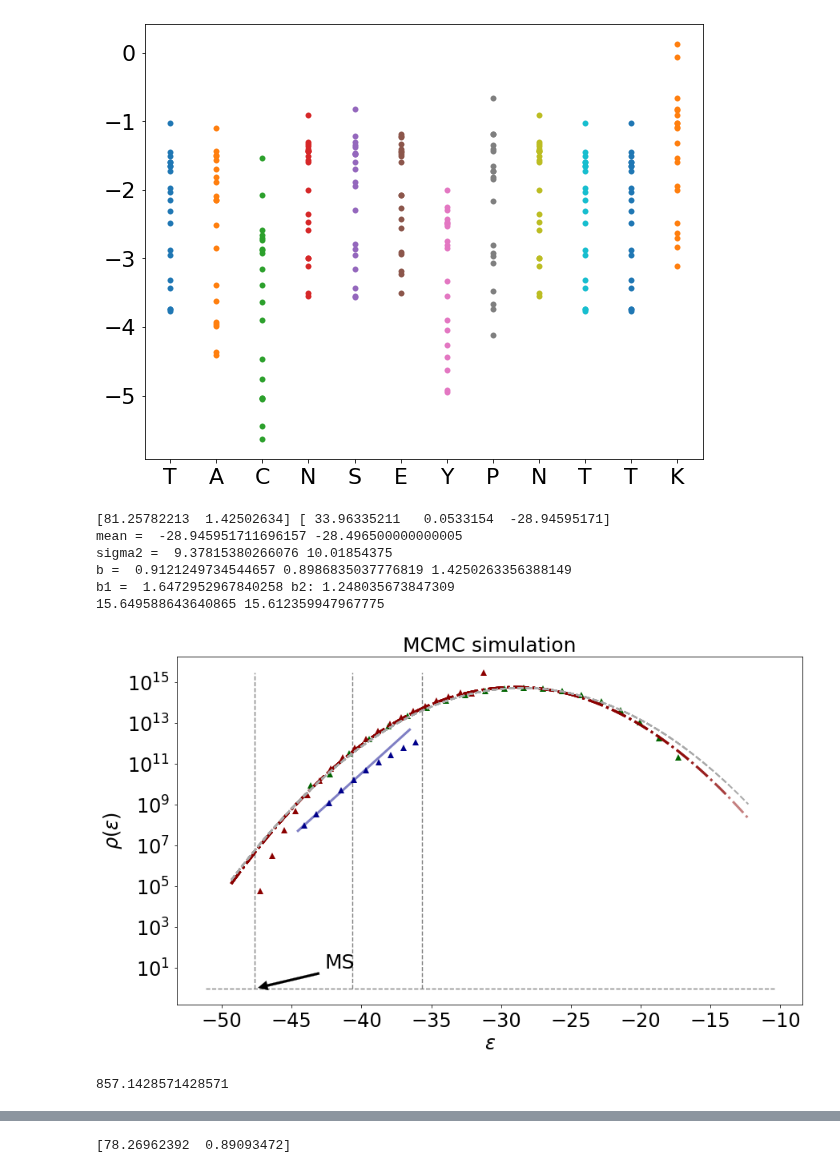
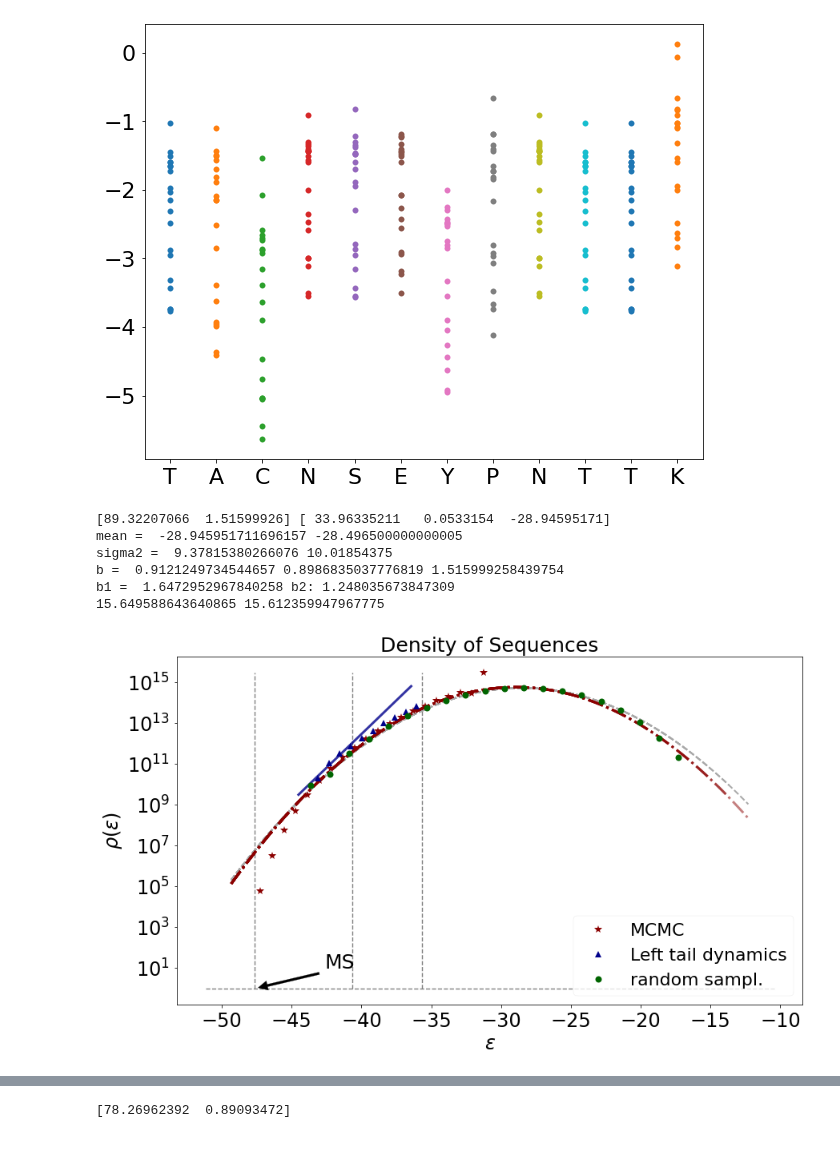
Before and after one commit to betoto008/Affinity_maturation, a Jupyter notebook: Jupyter_Notebooks/0_Shape_Space.ipynb, the cells around one changed output, grey strips where cells are left out. Drawn from its saved outputs; the diff is of its cells as text; code cells hidden in the pictures.

```diff
--- a/Jupyter_Notebooks/0_Shape_Space.ipynb
+++ b/Jupyter_Notebooks/0_Shape_Space.ipynb
@@ -140,26 +132,21 @@ fig.savefig('../Figures/Density_of_States_MCMC_BCRs_MJ_T.png')
 # %% [markdown]
 ## Different Ns
 # %%
-fig, ax = plt.subplots(1, 1, figsize = (10,8))
+fig, ax = plt.subplots(1, 1, figsize = (12,8))
 
-L = 9
-Ns = np.logspace(4,8,5)
+L = 12
+Ns = np.logspace(5,8,4)
 colors = np.flip(plt.cm.rainbow(np.linspace(0,1,len(Ts))), axis = 0)
 markers = ['^', 'o', 's', '*', 'x']
 E_0s = np.array([])
-T = 1
+T = .5
 for i, N in enumerate(Ns):
-    data=(np.loadtxt(Text_files_path + 'output_N-%d.txt'%(N)))
-    E = data[:,0]
+    energies = (np.loadtxt(Text_files_path + 'MCMC/energies_L-%d_T-%.6f_N-%d_Antigen-'%(L, T, N)+antigen+'.txt'))
     ds = np.linspace(0, L);
-    data_E = np.histogram(E, bins =np.linspace(-42.7, -18, 100), density = False);
-    deltaE = abs(-43+18)/100
-    E_0s = np.append(E_0s, data_E[0][0]/(np.exp(-data_E[1][0]/T)))
-    ax.plot(data_E[1][:-1], (data_E[0]/(np.exp(-data_E[1][:-1]/T)))/(data_E[0][0]/(np.exp(-data_E[1][0]/T))), color = colors[i], linestyle = '', marker = '*', ms = 10, alpha = 0.9, label = r"N=%.e $\cdot$ L"%(N));
+    data_E = np.histogram(energies, bins =np.linspace(-47.66, -18, 80), density = False);
+    ax.plot(data_E[1][:-1], (data_E[0]/(np.exp(-data_E[1][:-1]/T)))/(data_E[0][0]/(np.exp(-data_E[1][0]/T))), color = colors[i], linestyle = '', marker = '*', ms = 10, alpha = 0.9, label = "N=%.0e"%(N));
 
-    #ax[0].plot(data_E[1][:-1], data_E[0], color = 'olive', linestyle = '', marker = '*', ms = 10);
-
-ax.set_ylim(1,4e9)
+#ax.set_ylim(1,4e9)
 ax.set_yscale('log');
 ax.set_xlabel('Energy $\epsilon$', fontsize = 22)
 ax.set_ylabel(r'Density of states $\rho$', fontsize = 22)
@@ -182,7 +162,7 @@ antigen = 'TACNSEYPNTTK'
 T = .5
 L = 12
 N_MCMC = 1e8
-N_dynamics = 1e4
+N_dynamics = 1e2
 N_random = 1e4
 data_MCMC=np.loadtxt(Text_files_path + 'MCMC/output_L-%d_T-%.6f_N-%d_Antigen-'%(L,T, N_MCMC)+antigen+'.txt')
 data_dynamics_tail=np.loadtxt(Text_files_path + 'Dynamics/ensemble/energies_tail_ensemble_L-%d_N-%d_Antigen-'%(L, N_dynamics)+antigen+'.txt')
@@ -231,7 +211,7 @@ e_min_MCMC = data_MCMC_rho[1][0]
 e_MCMC = data_MCMC_rho[1][:-1] + abs(data_MCMC_rho[1][1:]-data_MCMC_rho[1][:-1])/2
 rho_e_MCMC = (data_MCMC_rho[0]/(np.exp(-e_MCMC/T)))*2e42
 
-ax.plot(e_MCMC, rho_e_MCMC, linestyle = "", marker = markers[0], color = 'darkred', ms = 8, alpha = 1)
+ax.plot(e_MCMC, rho_e_MCMC, linestyle = "", marker = '*', color = 'darkred', ms = 10, alpha = 1, label = 'MCMC',zorder=20)
 
 
 # --------------- Dynamics ---------------
@@ -239,9 +219,9 @@ e_max_dynamics_tail = data_dynamics_tail_rho[1][-2]
 e_min_dynamics_tail = data_dynamics_tail_rho[1][0]
 
 e_dynamics_tail = data_dynamics_tail_rho[1][:-1] + abs(data_dynamics_tail_rho[1][1:]-data_dynamics_tail_rho[1][:-1])/2
-rho_e_dynamics_tail = data_dynamics_tail_rho[0]*1e7
+rho_e_dynamics_tail = data_dynamics_tail_rho[0]*1e10
 
-ax.plot(e_dynamics_tail, rho_e_dynamics_tail, linestyle = "", marker = markers[0], color = 'darkblue', ms = 8, alpha = 1)
+ax.plot(e_dynamics_tail, rho_e_dynamics_tail, linestyle = "", marker = '^', color = 'darkblue', ms = 8, alpha = 1, label = 'Left tail dynamics',zorder=20)
 
 # --------------- Random ---------------
 e_max_random = data_random_rho[1][-2]
@@ -250,55 +230,52 @@ e_min_random = data_random_rho[1][0]
 e_random = data_random_rho[1][:-1] + abs(data_random_rho[1][1:]-data_random_rho[1][:-1])/2
 rho_e_random = data_random_rho[0]*3e9
 
-ax.plot(e_random, rho_e_random, linestyle = "", marker = markers[0], color = 'darkgreen', ms = 8, alpha = 1)
+ax.plot(e_random, rho_e_random, linestyle = "", marker = 'o', color = 'darkgreen', ms = 8, alpha = 1, label = 'random sampl.',zorder=20)
 
 
 # --------------- Fits ---------------
 
-e_lineal = e_dynamics_tail[:3]
-rho_e_lineal = rho_e_dynamics_tail[:3]
+e_lineal = e_dynamics_tail[:4]
+rho_e_lineal = rho_e_dynamics_tail[:4]
 
 popt, pcov = curve_fit(my_linear_func, e_lineal, np.log(rho_e_lineal), p0 = (60,1))
 popt2, pcov2 = curve_fit(my_quadratic_func, e_random, np.log(rho_e_random), p0=(np.log((20**L)/(np.sqrt(2*np.pi*sum_var))), 1/(2*sum_var), -30))
 print(popt,popt2)
 
-e_array = np.linspace(e_min_dynamics_tail, e_max_dynamics_tail, 100)
+e_array = np.linspace(e_min_dynamics_tail-1, e_max_dynamics_tail, 100)
 e_array2 = np.linspace(e_min_random-5, e_random+5, 100)
 
-ax.plot(e_array, np.exp(my_linear_func(e_array, *popt)), linestyle = "-", color = 'darkblue', linewidth = 3, alpha = 0.5)
-ax.plot(e_array2, np.exp(my_quadratic_func(e_array2, *popt2)), linestyle = "-.", color = 'darkred', linewidth = 3, alpha = 0.5)
+ax.plot(e_array, np.exp(my_linear_func(e_array, *popt)), linestyle = "-", color = 'darkblue', linewidth = 3, alpha = 0.8,zorder=10)
+ax.plot(e_array2, np.exp(my_quadratic_func(e_array2, *popt2)), linestyle = "-.", color = 'darkred', linewidth = 3, alpha = 0.5,zorder=10)
 
 
 
 ax.plot(e_array2, np.exp(my_quadratic_func(e_array2, np.log((20**L)/(np.sqrt(2*np.pi*sum_var))), 1/(2*sum_var), sum_mean)), linestyle = "--", color = 'darkgrey', linewidth = 2)
 ax.vlines([e_MS,e_MS+bcell_range, e_MS+bcell_range-naive_range], 1, ax.get_ylim()[1], color = 'grey', linestyle='dashed')
 ax.annotate('MS', xy=(e_MS,1), xytext = (e_MS + 5, 10), fontsize = 25, arrowprops=dict(facecolor='black', shrink=0.05, width = 3))
 
 
-ax.set_title('MCMC simulation', fontsize = 25)
+ax.set_title('Density of Sequences', fontsize = 25)
 ax.set_xlabel(r'$\epsilon$', fontsize = 24)
 ax.set_ylabel(r'$\rho(\epsilon)$', fontsize = 24)
 ax.tick_params(labelsize = 24)
 ax.set_yscale('log')
 #ax.set_ylim(bottom=0.5)
 ax.hlines(1,ax.get_xlim()[0], ax.get_xlim()[1], linestyle = 'dashed', color = 'grey')
+ax.legend(loc = 4, fontsize = 22)
 print('mean = ', popt2[2], sum_mean)
 print('sigma2 = ', (1/(2*popt2[1])), sum_var)
 print('b = ', -2*popt2[1]*(-37.5-popt2[2]), -(-37.5-sum_mean)/(sum_var), popt[1])
 print('b1 = ', -(-45-sum_mean)/(sum_var), 'b2:', -(-41-sum_mean)/(sum_var))
 
 print(np.log10(np.exp(popt2[0])*np.sqrt(2*np.pi*((sum_var)))), np.log10(20**L))
 fig.savefig('../Figures/0_Shape_Space/rho.png')
 #np.log10(np.cumsum(data_E[0]*(data_E[1][1:]-data_E[1][:-1]))[-1])
 # %% [output]
-[81.25782213  1.42502634] [ 33.96335211   0.0533154  -28.94595171]
+[89.32207066  1.51599926] [ 33.96335211   0.0533154  -28.94595171]
 mean =  -28.945951711696157 -28.496500000000005
 sigma2 =  9.37815380266076 10.01854375
-b =  0.9121249734544657 0.8986835037776819 1.4250263356388149
+b =  0.9121249734544657 0.8986835037776819 1.515999258439754
 b1 =  1.6472952967840258 b2: 1.248035673847309
 15.649588643640865 15.612359947967775
-[figure, old version]
+[figure, new version]
-# %%
-(10-4)/0.007
-# %% [output]
-857.1428571428571
```
Also changed, not shown: parts of 7 cells of this notebook, 7 other files.
